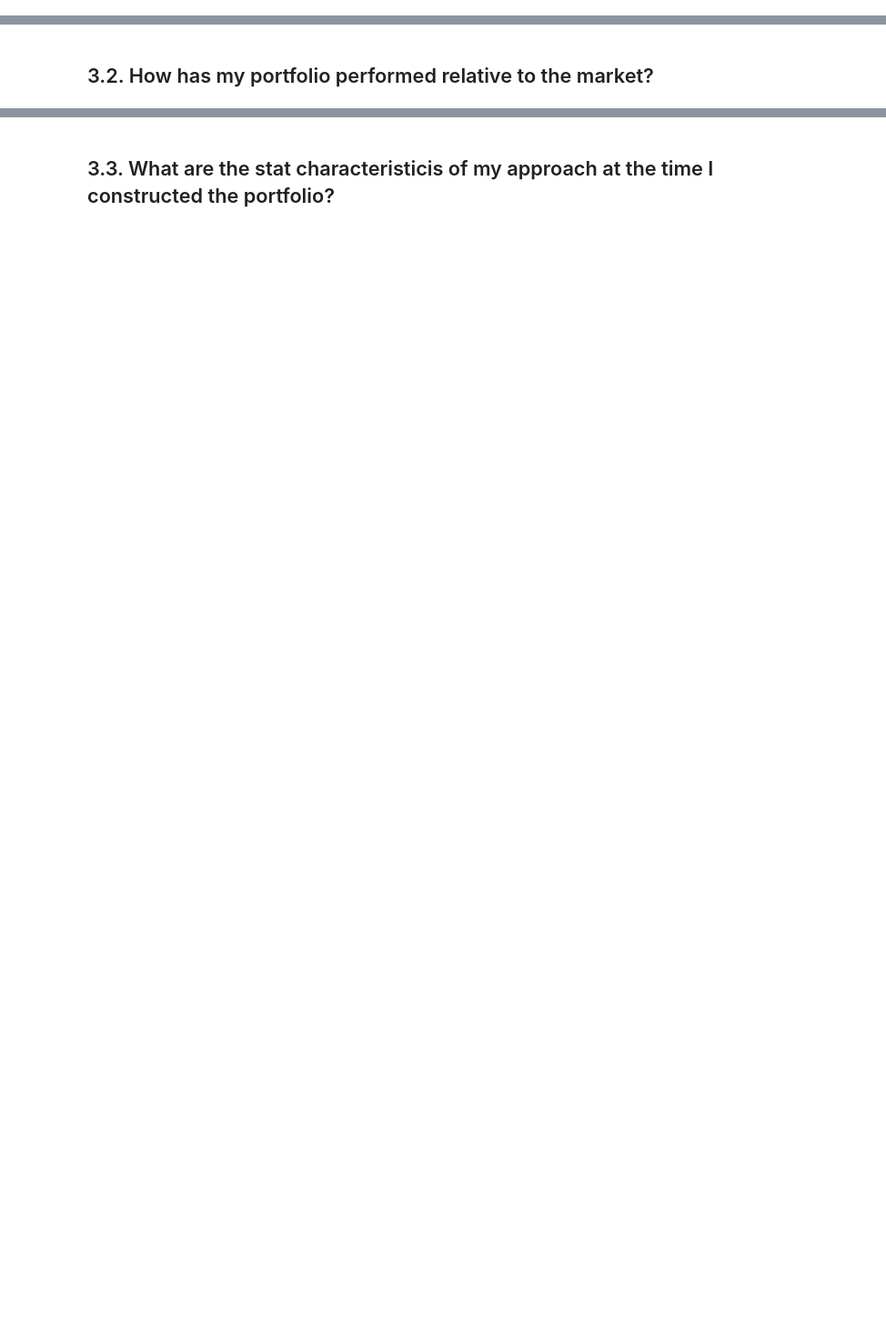
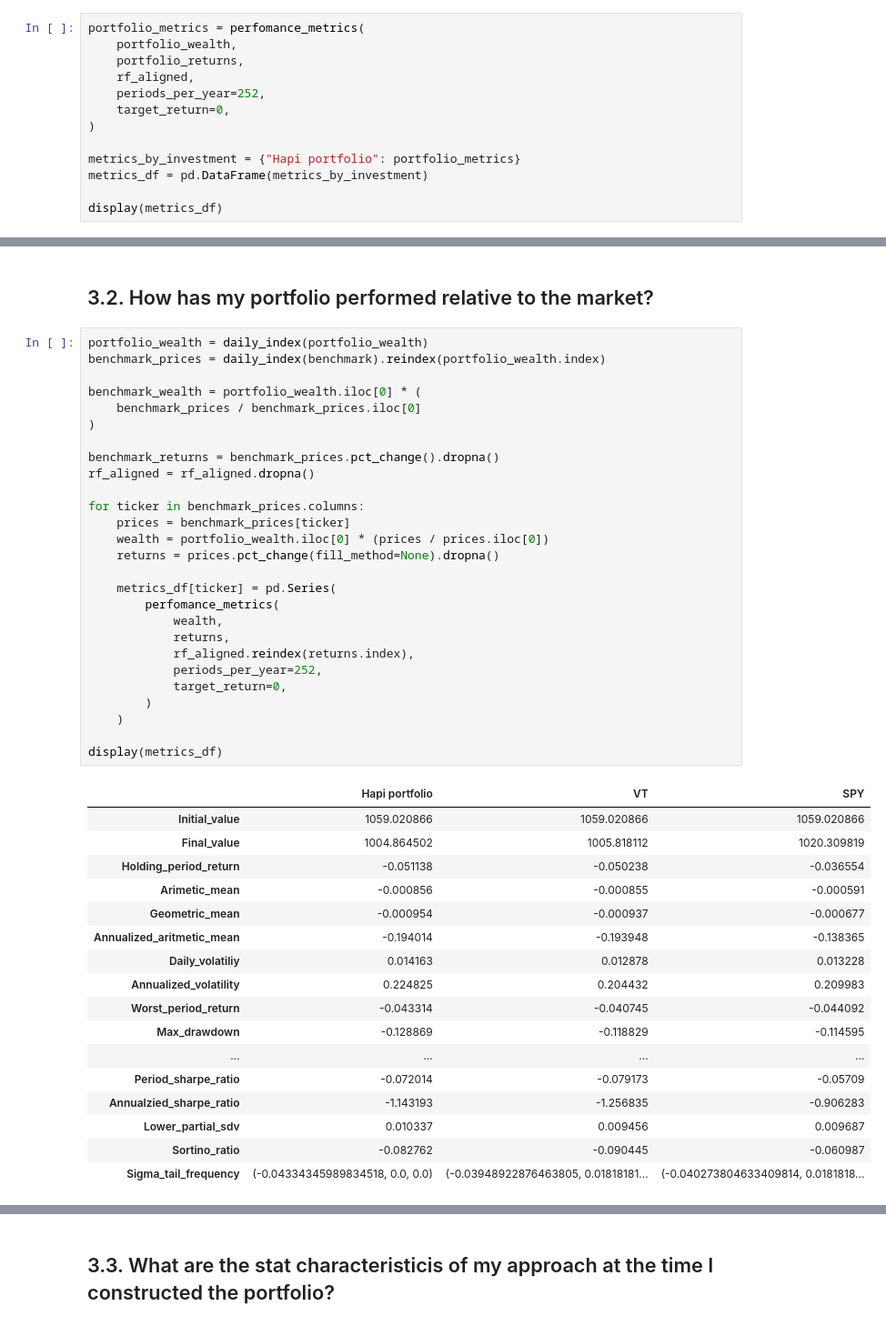
Before and after one commit to FerCorcuera/mit-quant-finance, a Jupyter notebook: Portfolio Theory/my_portfolio_eda.ipynb, the cells around one changed output, grey strips where cells are left out. Shown at 91% size. Drawn from its saved outputs; the diff is of its cells as text; blank space fills up the shorter version.

```diff
--- a/Portfolio Theory/my_portfolio_eda.ipynb
+++ b/Portfolio Theory/my_portfolio_eda.ipynb
@@ -278,2 +313,14 @@ dtype: float64
 # %%
+portfolio_metrics = perfomance_metrics(
+    portfolio_wealth,
+    portfolio_returns,
+    rf_aligned,
+    periods_per_year=252,
+    target_return=0,
+)
+
+metrics_by_investment = {"Hapi portfolio": portfolio_metrics}
+metrics_df = pd.DataFrame(metrics_by_investment)
+
+display(metrics_df)
 # %% [output]
@@ -458,2 +344,47 @@ Excess return observations:             54
 # %% [markdown]
 ## 3.2. How has my portfolio performed relative to the market?
+# %%
+portfolio_wealth = daily_index(portfolio_wealth)
+benchmark_prices = daily_index(benchmark).reindex(portfolio_wealth.index)
+
+benchmark_wealth = portfolio_wealth.iloc[0] * (
+    benchmark_prices / benchmark_prices.iloc[0]
+)
+
+benchmark_returns = benchmark_prices.pct_change().dropna()
+rf_aligned = rf_aligned.dropna()
+
+for ticker in benchmark_prices.columns:
+    prices = benchmark_prices[ticker]
+    wealth = portfolio_wealth.iloc[0] * (prices / prices.iloc[0])
+    returns = prices.pct_change(fill_method=None).dropna()
+
+    metrics_df[ticker] = pd.Series(
+        perfomance_metrics(
+            wealth,
+            returns,
+            rf_aligned.reindex(returns.index),
+            periods_per_year=252,
+            target_return=0,
+        )
+    )
+
+display(metrics_df)
+# %% [output]
+|  | Hapi portfolio | VT | SPY |
+| Initial_value | 1059.020866 | 1059.020866 | 1059.020866 |
+| Final_value | 1004.864502 | 1005.818112 | 1020.309819 |
+| Holding_period_return | -0.051138 | -0.050238 | -0.036554 |
+| Arimetic_mean | -0.000856 | -0.000855 | -0.000591 |
+| Geometric_mean | -0.000954 | -0.000937 | -0.000677 |
+| Annualized_aritmetic_mean | -0.194014 | -0.193948 | -0.138365 |
+| Daily_volatiliy | 0.014163 | 0.012878 | 0.013228 |
+| Annualized_volatility | 0.224825 | 0.204432 | 0.209983 |
+| Worst_period_return | -0.043314 | -0.040745 | -0.044092 |
+| Max_drawdown | -0.128869 | -0.118829 | -0.114595 |
+| ... | ... | ... | ... |
+| Period_sharpe_ratio | -0.072014 | -0.079173 | -0.05709 |
+| Annualzied_sharpe_ratio | -1.143193 | -1.256835 | -0.906283 |
+| Lower_partial_sdv | 0.010337 | 0.009456 | 0.009687 |
+| Sortino_ratio | -0.082762 | -0.090445 | -0.060987 |
+| Sigma_tail_frequency | (-0.04334345989834518, 0.0, 0.0) | (-0.03948922876463805, 0.01818181... | (-0.040273804633409814, 0.0181818... |
```
Also changed, not shown: parts of 14 cells of this notebook, 3 other files.
